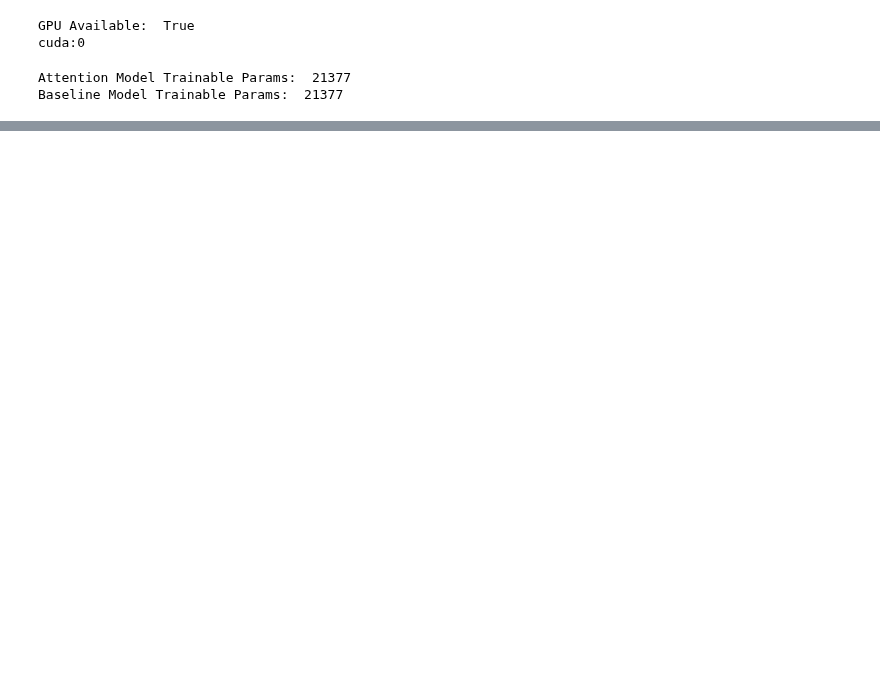
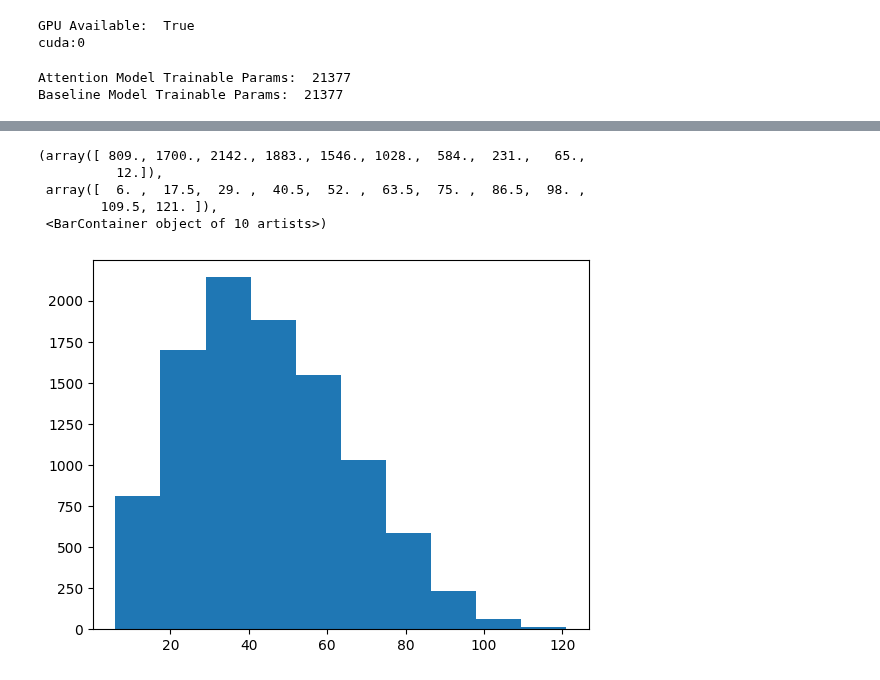
Before and after one commit to LukeV37/Pileup_Project, a Jupyter notebook: models/JVT_Benchmark.ipynb, the cells around one changed output, grey strips where cells are left out. Drawn from its saved outputs; the diff is of its cells as text; code cells hidden in the pictures; blank space fills up the shorter version.

```diff
--- a/models/JVT_Benchmark.ipynb
+++ b/models/JVT_Benchmark.ipynb
@@ -485,0 +484,10 @@ for i in range(5):
+# %%
+num_jets = ak.num(jet_pt)
+plt.hist(ak.ravel(num_jets))
+# %% [output]
+(array([ 809., 1700., 2142., 1883., 1546., 1028.,  584.,  231.,   65.,
+          12.]),
+ array([  6. ,  17.5,  29. ,  40.5,  52. ,  63.5,  75. ,  86.5,  98. ,
+        109.5, 121. ]),
+ <BarContainer object of 10 artists>)
+[figure, added]
```
Also changed, not shown: parts of 9 cells of this notebook.
